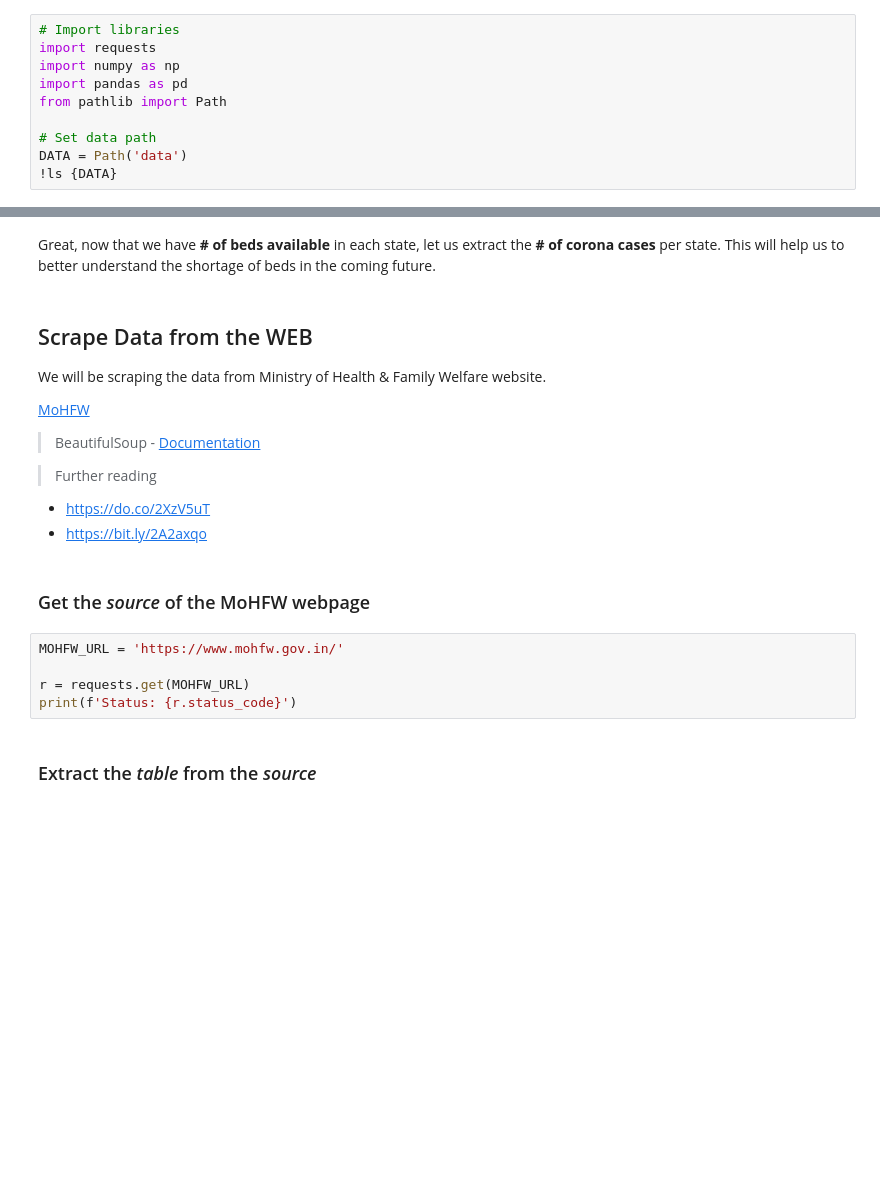
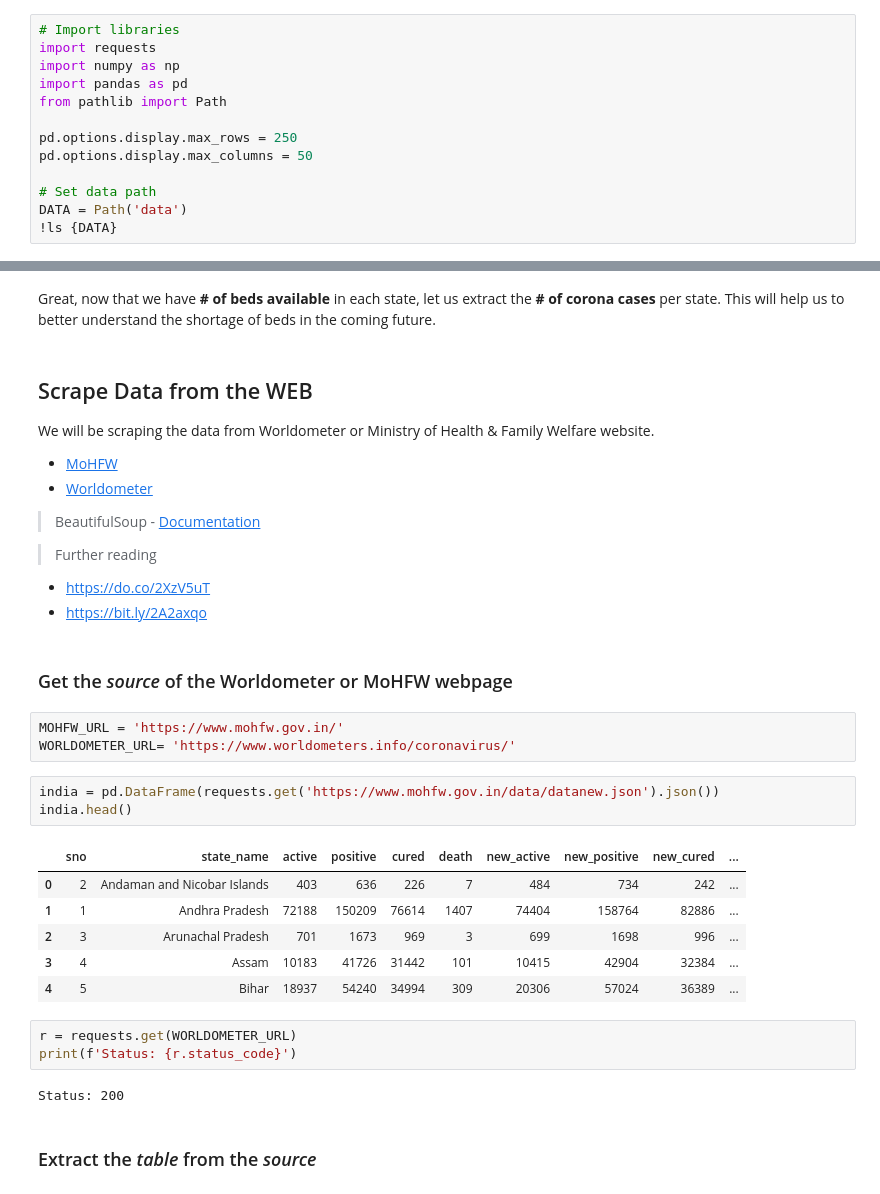
Before and after one commit to srmsoumya/dsct, a Jupyter notebook: nbs/dw/2020-06-06_dw_srm_data-collection.ipynb, the cells around one changed output, grey strips where cells are left out. Drawn from its saved outputs; the diff is of its cells as text; blank space fills up the shorter version.

```diff
--- a/nbs/dw/2020-06-06_dw_srm_data-collection.ipynb
+++ b/nbs/dw/2020-06-06_dw_srm_data-collection.ipynb
@@ -32,6 +32,9 @@ import numpy as np
 import pandas as pd
 from pathlib import Path
 
+pd.options.display.max_rows = 250
+pd.options.display.max_columns = 50
+
 # Set data path
 DATA = Path('data')
 !ls {DATA}
@@ -124,9 +114,10 @@ Great, now that we have **# of beds available** in each state, let us extract th
 # %% [markdown]
 ## Scrape Data from the WEB
 
-We will be scraping the data from Ministry of Health & Family Welfare website.
+We will be scraping the data from Worldometer or Ministry of Health & Family Welfare website.
 
-[MoHFW](https://www.mohfw.gov.in/)
+- [MoHFW](https://www.mohfw.gov.in/)
+- [Worldometer](https://www.worldometers.info/coronavirus/)
 
 > BeautifulSoup - [Documentation](https://www.crummy.com/software/BeautifulSoup/bs4/doc/)
 
@@ -134,12 +125,25 @@ We will be scraping the data from Ministry of Health & Family Welfare website.
 - https://do.co/2XzV5uT
 - https://bit.ly/2A2axqo
 # %% [markdown]
-### Get the *source* of the MoHFW webpage
+### Get the *source* of the Worldometer or MoHFW webpage
+# %%
+MOHFW_URL = 'https://www.mohfw.gov.in/'
+WORLDOMETER_URL= 'https://www.worldometers.info/coronavirus/'
+# %%
+india = pd.DataFrame(requests.get('https://www.mohfw.gov.in/data/datanew.json').json())
+india.head()
+# %% [output]
+|  | sno | state_name | active | positive | cured | death | new_active | new_positive | new_cured | ... |
+| 0 | 2 | Andaman and Nicobar Islands | 403 | 636 | 226 | 7 | 484 | 734 | 242 | ... |
+| 1 | 1 | Andhra Pradesh | 72188 | 150209 | 76614 | 1407 | 74404 | 158764 | 82886 | ... |
+| 2 | 3 | Arunachal Pradesh | 701 | 1673 | 969 | 3 | 699 | 1698 | 996 | ... |
+| 3 | 4 | Assam | 10183 | 41726 | 31442 | 101 | 10415 | 42904 | 32384 | ... |
+| 4 | 5 | Bihar | 18937 | 54240 | 34994 | 309 | 20306 | 57024 | 36389 | ... |
 # %%
-MOHFW_URL = 'https://www.mohfw.gov.in/'
-
-r = requests.get(MOHFW_URL)
+r = requests.get(WORLDOMETER_URL)
 print(f'Status: {r.status_code}')
+# %% [output]
+Status: 200
 # %% [markdown]
 ### Extract the *table* from the *source*
 # %%
```
Also changed, not shown: parts of 30 cells of this notebook, 3 other files.
